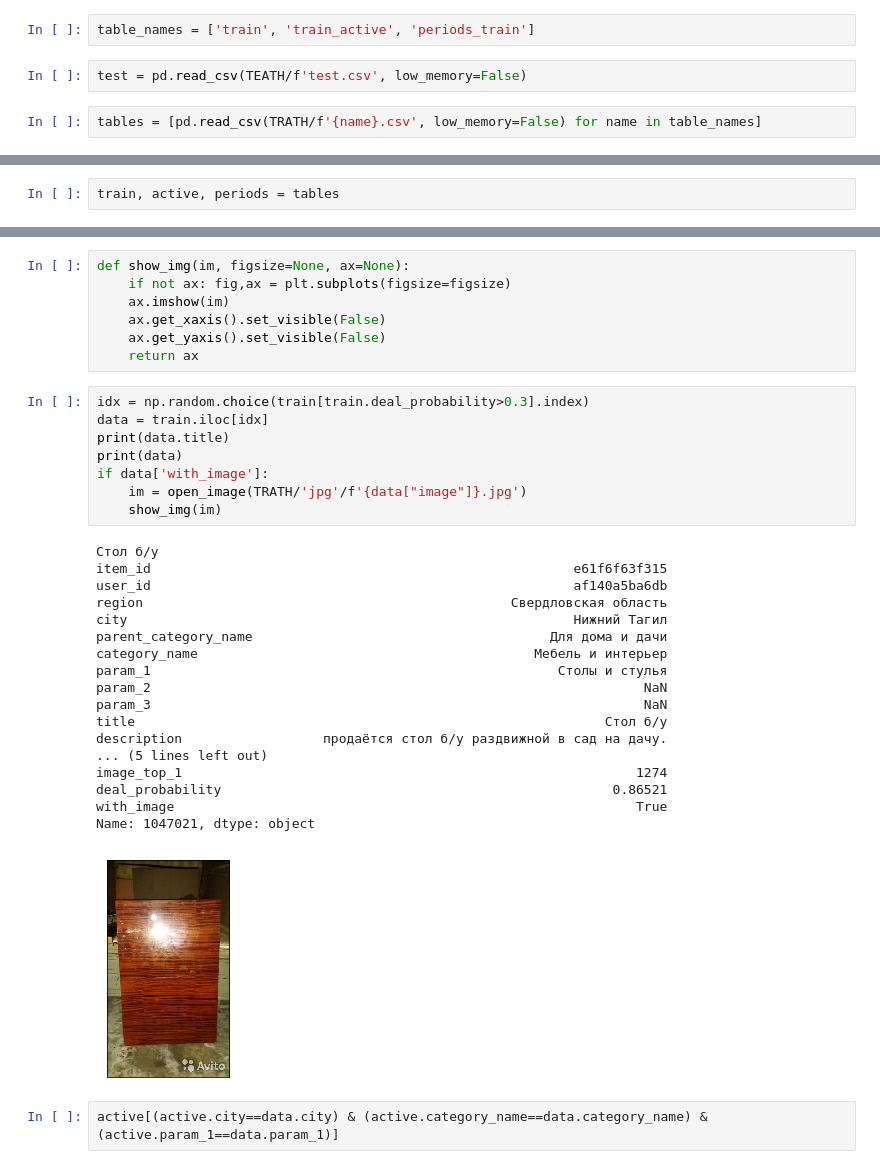
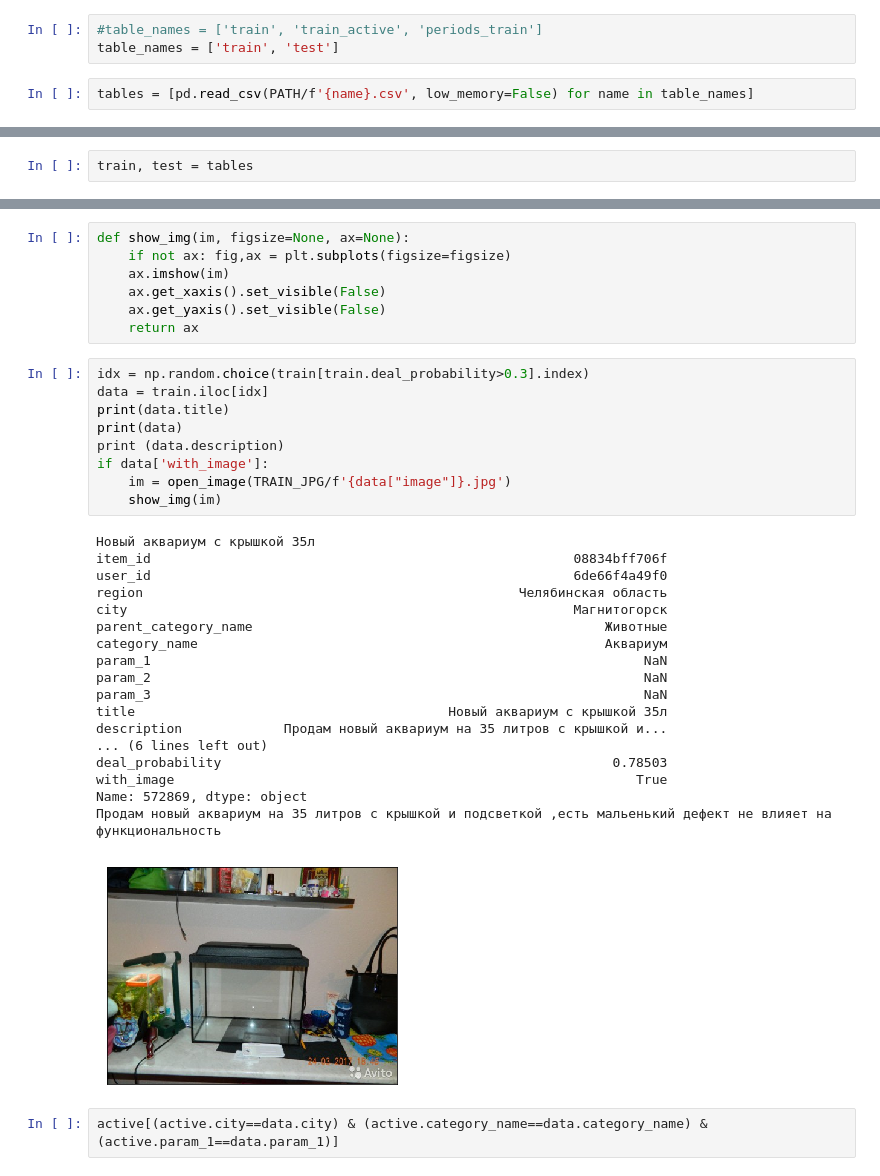
Before and after one commit to xechehot/fastai, a Jupyter notebook: competitions/avito.ipynb, the cells around one changed output, grey strips where cells are left out. Saved outputs shown, nothing was run; the diff lists cells and outputs as text.

```diff
--- a/competitions/avito.ipynb
+++ b/competitions/avito.ipynb
@@ -28,9 +41,8 @@ list(TRATH.iterdir())
 # %%
-table_names = ['train', 'train_active', 'periods_train']
+#table_names = ['train', 'train_active', 'periods_train']
+table_names = ['train', 'test']
 # %%
-test = pd.read_csv(TEATH/f'test.csv', low_memory=False)
+tables = [pd.read_csv(PATH/f'{name}.csv', low_memory=False) for name in table_names]
-# %%
-tables = [pd.read_csv(TRATH/f'{name}.csv', low_memory=False) for name in table_names]
 # %%
 from IPython.display import HTML
 # %%
@@ -98,5 +94,5 @@ for t in tables: display(DataFrameSummary(t).summary())
 # %%
-train, active, periods = tables
+train, test = tables
 # %%
 train.groupby()
 # %%
@@ -129,30 +125,31 @@ def show_img(im, figsize=None, ax=None):
 # %%
 idx = np.random.choice(train[train.deal_probability>0.3].index)
 data = train.iloc[idx]
 print(data.title)
 print(data)
+print (data.description)
 if data['with_image']:
-    im = open_image(TRATH/'jpg'/f'{data["image"]}.jpg')
+    im = open_image(TRAIN_JPG/f'{data["image"]}.jpg')
     show_img(im)
 # %% [output]
-Стол б/у
-item_id                                                      e61f6f63f315
-user_id                                                      af140a5ba6db
-region                                               Свердловская область
-city                                                         Нижний Тагил
-parent_category_name                                      Для дома и дачи
-category_name                                           Мебель и интерьер
-param_1                                                    Столы и стулья
+Новый аквариум с крышкой 35л
+item_id                                                      08834bff706f
+user_id                                                      6de66f4a49f0
+region                                                Челябинская область
+city                                                         Магнитогорск
+parent_category_name                                             Животные
+category_name                                                    Аквариум
+param_1                                                               NaN
 param_2                                                               NaN
 param_3                                                               NaN
-title                                                            Стол б/у
-description                  продаётся стол б/у раздвижной в сад на дачу.
-... (5 lines left out)
-image_top_1                                                          1274
-deal_probability                                                  0.86521
+title                                        Новый аквариум с крышкой 35л
+description             Продам новый аквариум на 35 литров с крышкой и...
+... (6 lines left out)
+deal_probability                                                  0.78503
 with_image                                                           True
-Name: 1047021, dtype: object
+Name: 572869, dtype: object
+Продам новый аквариум на 35 литров с крышкой и подсветкой ,есть мальенький дефект не влияет на функциональность
-[figure, old version]
+[figure, new version]
 # %%
 active[(active.city==data.city) & (active.category_name==data.category_name) & (active.param_1==data.param_1)]
 # %% [output]
```
Also changed, not shown: parts of 26 cells of this notebook.
